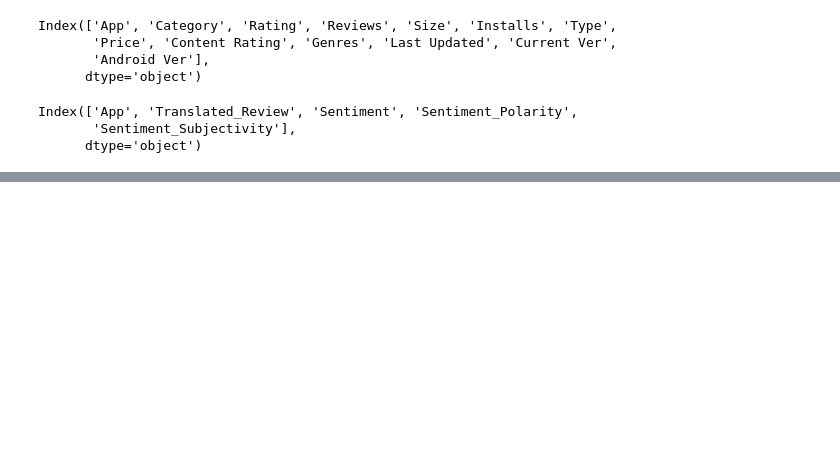
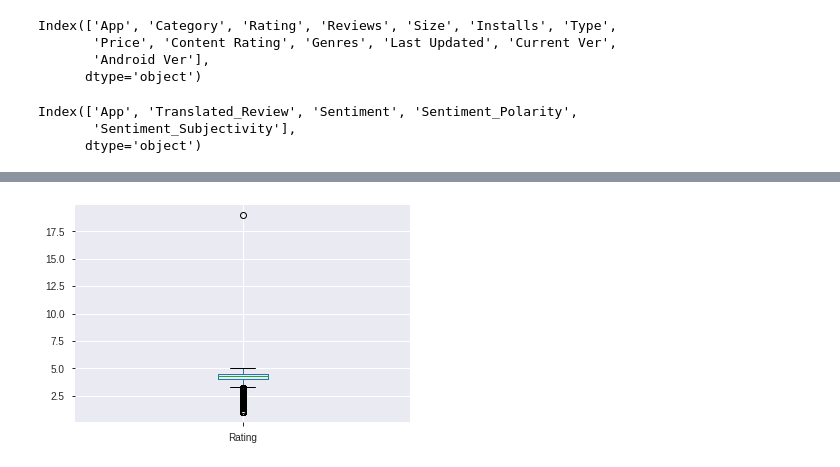
Before and after one commit to chetanre7/Google-Play-Store-app-review, a Jupyter notebook: Play_Store_App_Review_Analysis_Capstone_Project.ipynb, the cells around one changed output, grey strips where cells are left out. Drawn from its saved outputs; the diff is of its cells as text; code cells hidden in the pictures; blank space fills up the shorter version.

```diff
--- a/Play_Store_App_Review_Analysis_Capstone_Project.ipynb
+++ b/Play_Store_App_Review_Analysis_Capstone_Project.ipynb
@@ -71,0 +71,4 @@ memory usage: 1.1+ MB
+# %%
+google_play_df.boxplot();
+# %% [output]
+[figure, added]
```
Also changed, not shown: parts of 34 cells of this notebook.
